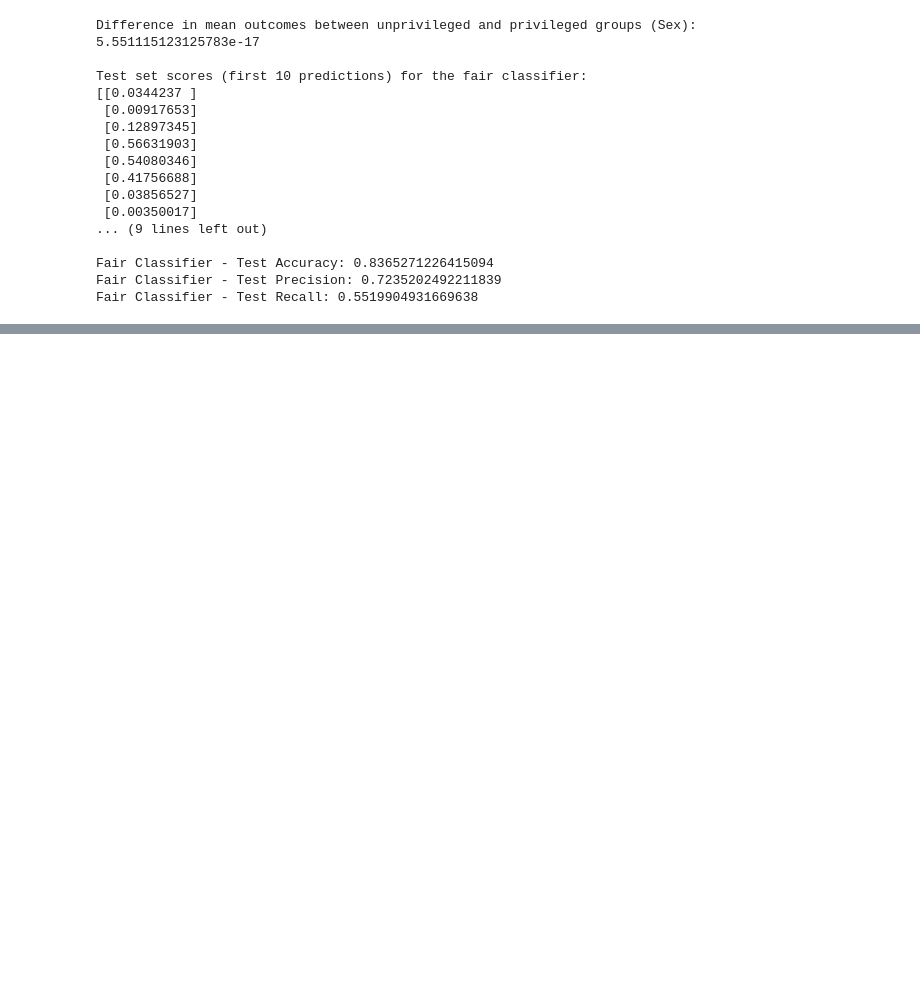
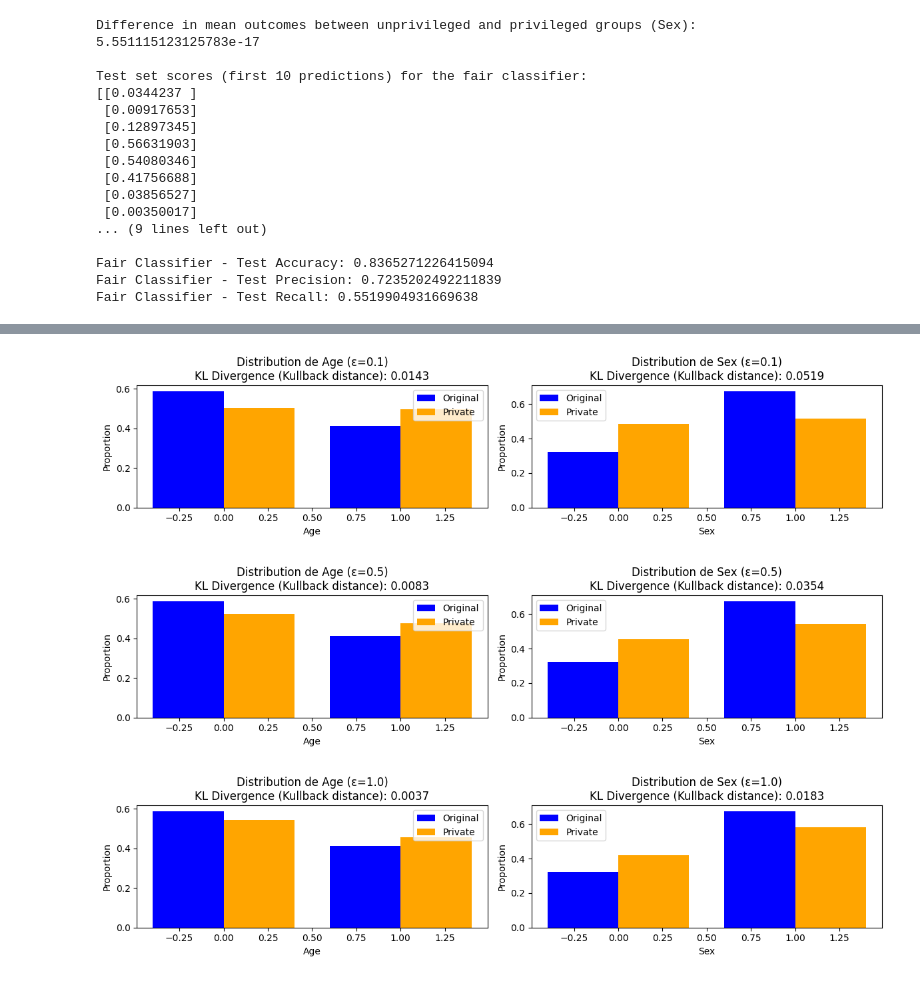
Before and after one commit to darkvador1/AI-Ethics, a Jupyter notebook: ethicsTest.ipynb, the cells around one changed output, grey strips where cells are left out. Saved outputs shown, nothing was run; the diff lists cells and outputs as text; code cells hidden in the pictures; blank space fills up the shorter version.

```diff
--- a/ethicsTest.ipynb
+++ b/ethicsTest.ipynb
@@ -234,0 +292,19 @@ Fair Classifier - Test Recall: 0.5519904931669638
+# %%
+import random
+
+def rand_resp(x, p=0.75, q=0.75):
+    toss = random.random()
+    if x == 0:
+        y = 0 if toss <= q else 1
+    else:
+        y = 1 if toss <= p else 0
+    return y
+# %%
+
+for epsilon in [0.1, 0.5, 1.0, 2.0]:
+    p, q = np.exp(epsilon) / (1 + np.exp(epsilon)), np.exp(epsilon) / (1 + np.exp(epsilon))
+
+    binarised_private = binarised.copy()
+    # Add the noise to Age and Sex
+    binarised_private['age'] = binarised['age'].apply(lambda x: rand_resp(x, p, q))
+    binarised_private['sex'] = binarised['sex'].apply(lambda x: rand_resp(x, p, q))
@@ -234,0 +315,61 @@ Fair Classifier - Test Recall: 0.5519904931669638
+# %%
+import matplotlib.pyplot as plt
+import numpy as np
+
+epsilon_values = [0.1, 0.5, 1.0, 2.0]
+from scipy.stats import entropy
+
+def kl_divergence(original_dist, private_dist):
+    """
+    Compute the kullback distance between the two distributions.
+    """
+    # Normaliser les distributions (pour éviter les problèmes)
+    original_dist = original_dist / original_dist.sum()
+    private_dist = private_dist / private_dist.sum()
+
+    # Calculer la divergence KL
+    return entropy(original_dist, private_dist)
+
+# Fonction pour tracer les histogrammes
+def plot_distribution(original_data, private_data, epsilon):
+    attributes = ['age', 'sex']  # Liste des attributs à comparer
+
+    # Créer une figure avec deux subplots
+    plt.figure(figsize=(12, 3))  # Taille ajustée pour deux subplots
+
+    for i, att in enumerate(attributes, start=1):  # Boucle avec index pour subplot
+        original_dist = original_data[att].value_counts(normalize=True)
+        private_dist = private_data[att].value_counts(normalize=True)
+
+        kl_div = kl_divergence(original_dist, private_dist)
+
+        # Ajouter le subplot
+        plt.subplot(1, 2, i)  # 1 ligne, 2 colonnes, ième subplot
+        plt.bar(original_dist.index - 0.2, original_dist, width=0.4, label='Original', color='blue')
+        plt.bar(private_dist.index + 0.2, private_dist, width=0.4, label='Private', color='orange')
+
+        # Ajouter des labels et un titre
+        plt.xlabel(att.capitalize())
+        plt.ylabel('Proportion')
+        plt.title(f'Distribution de {att.capitalize()} (ε={epsilon})\nKL Divergence (Kullback distance): {kl_div:.4f}')
+        plt.legend()
+
+    # Afficher les subplots côte à côte
+    plt.tight_layout()
+    plt.show()
+
+# Boucle pour chaque epsilon
+for epsilon in epsilon_values:
+    p, q = np.exp(epsilon) / (1 + np.exp(epsilon)), np.exp(epsilon) / (1 + np.exp(epsilon))
+
+    # Copy of the noisy dataset
+    binarised_private = binarised.copy()
+    binarised_private['age'] = binarised['age'].apply(lambda x: rand_resp(x, p, q))
+    binarised_private['sex'] = binarised['sex'].apply(lambda x: rand_resp(x, p, q))
+
+    # Plot the histograms with metric of divergence
+    plot_distribution(binarised, binarised_private, epsilon)
+# %% [output]
+[figure, added]
+[figure, added]
+[figure, added]
```
Also changed, not shown: parts of 9 cells of this notebook, 2 other files.
